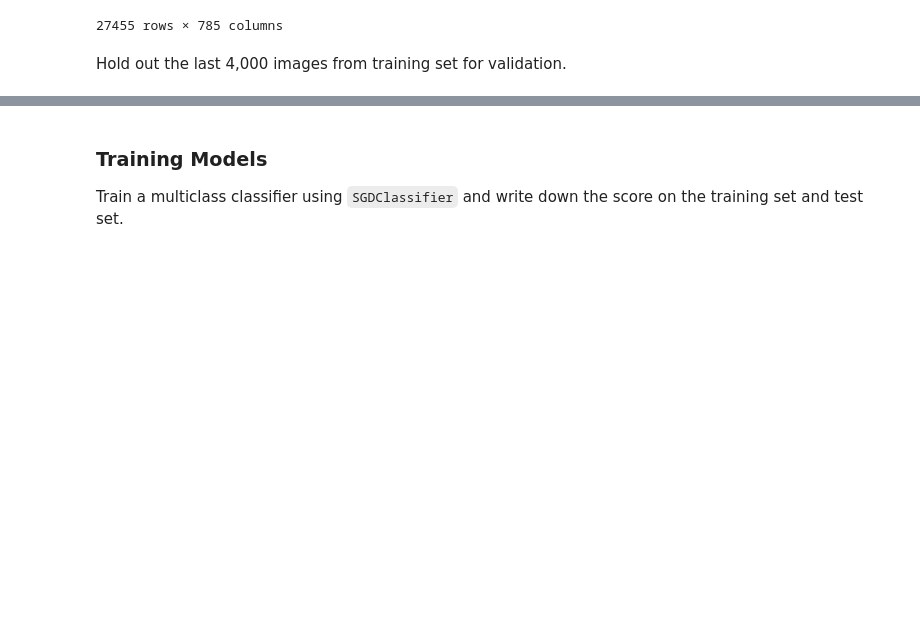
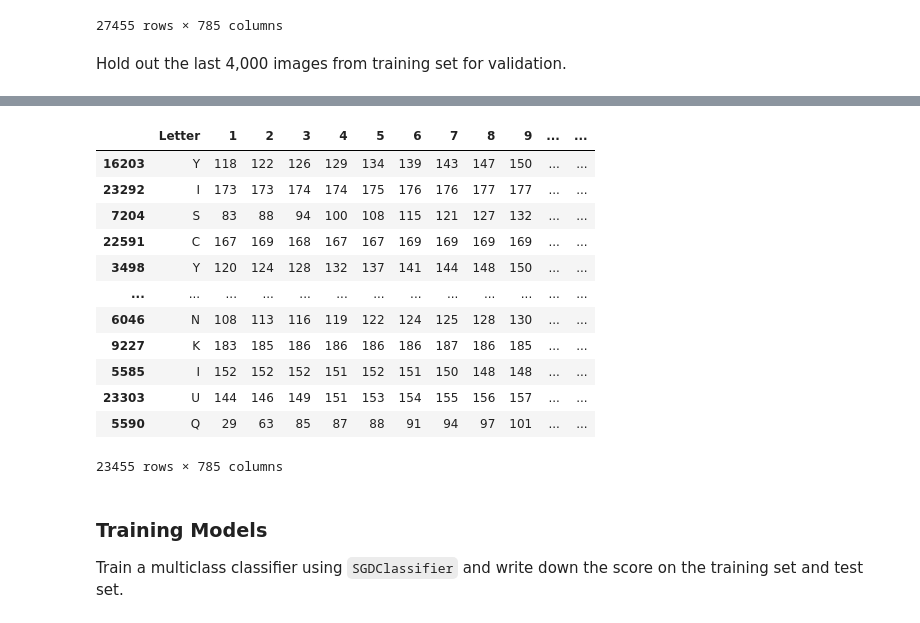
Before and after one commit to RochX/comp486-assignments, a Jupyter notebook: assignment5/assignment5.ipynb, the cells around one changed output, grey strips where cells are left out. Drawn from its saved outputs; the diff is of its cells as text; code cells hidden in the pictures; blank space fills up the shorter version.

```diff
--- a/assignment5/assignment5.ipynb
+++ b/assignment5/assignment5.ipynb
@@ -106,3 +121,19 @@ Hold out the last 4,000 images from training set for validation.
+# %%
+sign_mnist_train
+# %% [output]
+|  | Letter | 1 | 2 | 3 | 4 | 5 | 6 | 7 | 8 | 9 | ... | ... |
+| 16203 | Y | 118 | 122 | 126 | 129 | 134 | 139 | 143 | 147 | 150 | ... | ... |
+| 23292 | I | 173 | 173 | 174 | 174 | 175 | 176 | 176 | 177 | 177 | ... | ... |
+| 7204 | S | 83 | 88 | 94 | 100 | 108 | 115 | 121 | 127 | 132 | ... | ... |
+| 22591 | C | 167 | 169 | 168 | 167 | 167 | 169 | 169 | 169 | 169 | ... | ... |
+| 3498 | Y | 120 | 124 | 128 | 132 | 137 | 141 | 144 | 148 | 150 | ... | ... |
+| ... | ... | ... | ... | ... | ... | ... | ... | ... | ... | ... | ... | ... |
+| 6046 | N | 108 | 113 | 116 | 119 | 122 | 124 | 125 | 128 | 130 | ... | ... |
+| 9227 | K | 183 | 185 | 186 | 186 | 186 | 186 | 187 | 186 | 185 | ... | ... |
+| 5585 | I | 152 | 152 | 152 | 151 | 152 | 151 | 150 | 148 | 148 | ... | ... |
+| 23303 | U | 144 | 146 | 149 | 151 | 153 | 154 | 155 | 156 | 157 | ... | ... |
+| 5590 | Q | 29 | 63 | 85 | 87 | 88 | 91 | 94 | 97 | 101 | ... | ... |
+23455 rows × 785 columns
 # %% [markdown]
 ### Training Models
 Train a multiclass classifier using `SGDClassifier` and write down the score on the training set and test set.
```
Also changed, not shown: parts of 11 cells of this notebook.
